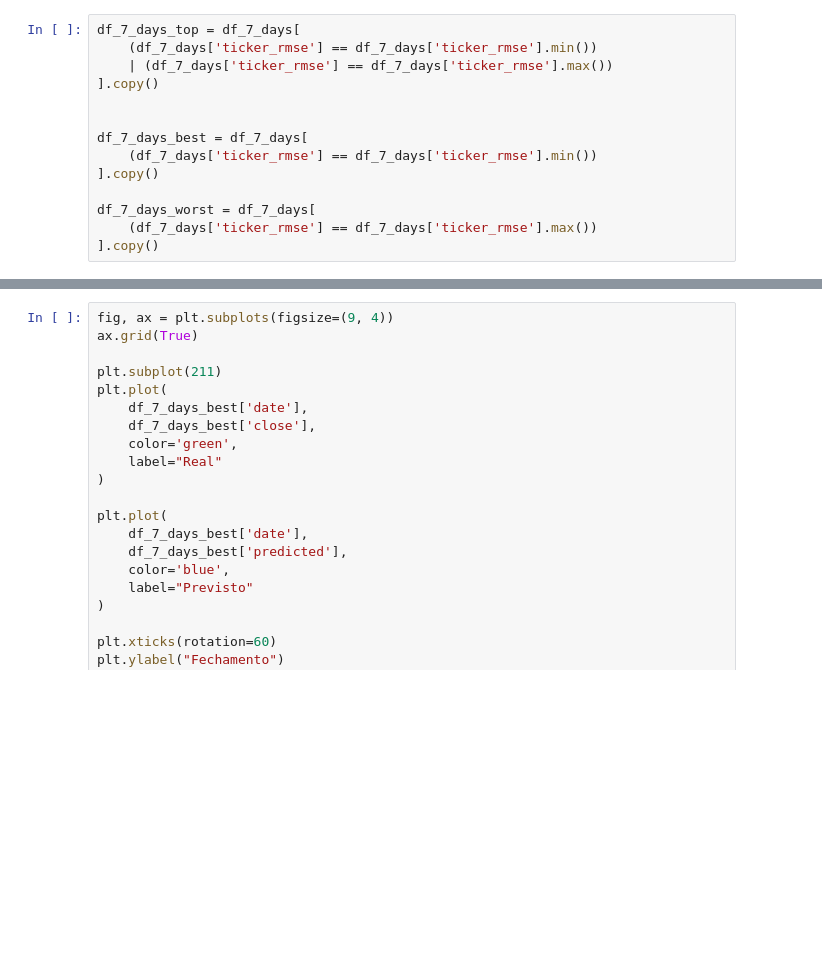
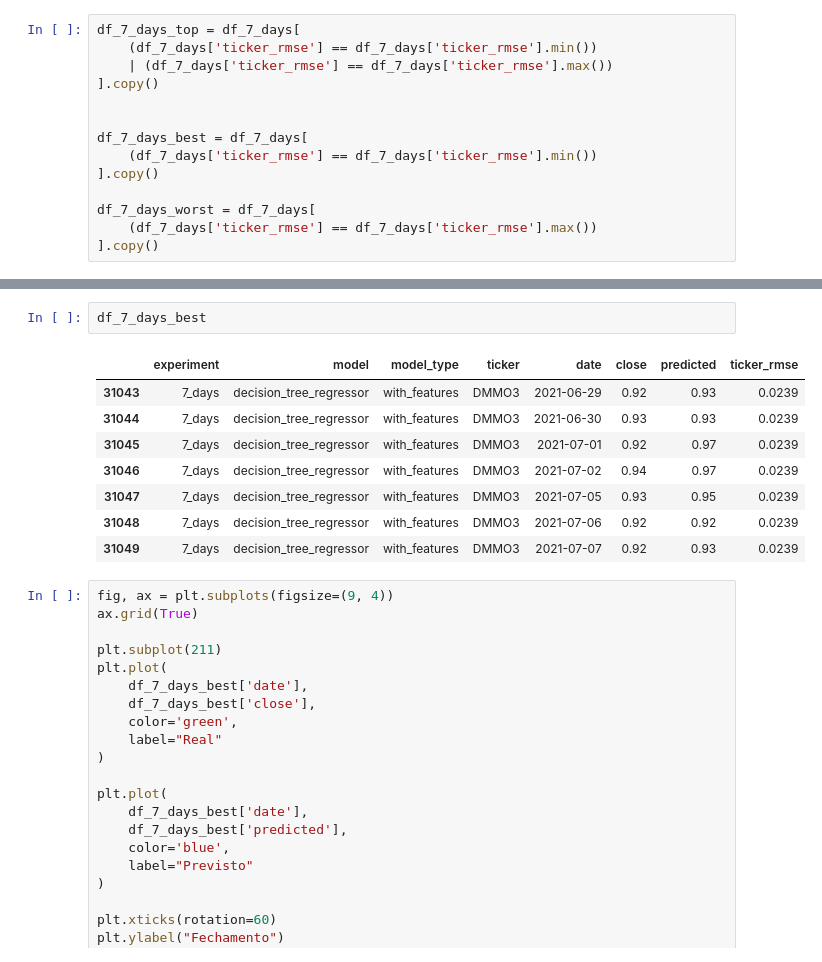
Before and after one commit to brunno-oliveira/b3-invest, a Jupyter notebook: notebook/experimento_experiments.ipynb, the cells around one changed output, grey strips where cells are left out. Cells and saved outputs as stored; diff of their text form; blank space fills up the shorter version.

```diff
--- a/notebook/experimento_experiments.ipynb
+++ b/notebook/experimento_experiments.ipynb
@@ -125,3 +74,14 @@ df_7_days_top
+# %%
+df_7_days_best
+# %% [output]
+|  | experiment | model | model_type | ticker | date | close | predicted | ticker_rmse |
+| 31043 | 7_days | decision_tree_regressor | with_features | DMMO3 | 2021-06-29 | 0.92 | 0.93 | 0.0239 |
+| 31044 | 7_days | decision_tree_regressor | with_features | DMMO3 | 2021-06-30 | 0.93 | 0.93 | 0.0239 |
+| 31045 | 7_days | decision_tree_regressor | with_features | DMMO3 | 2021-07-01 | 0.92 | 0.97 | 0.0239 |
+| 31046 | 7_days | decision_tree_regressor | with_features | DMMO3 | 2021-07-02 | 0.94 | 0.97 | 0.0239 |
+| 31047 | 7_days | decision_tree_regressor | with_features | DMMO3 | 2021-07-05 | 0.93 | 0.95 | 0.0239 |
+| 31048 | 7_days | decision_tree_regressor | with_features | DMMO3 | 2021-07-06 | 0.92 | 0.92 | 0.0239 |
+| 31049 | 7_days | decision_tree_regressor | with_features | DMMO3 | 2021-07-07 | 0.92 | 0.93 | 0.0239 |
 # %%
 fig, ax = plt.subplots(figsize=(9, 4))
 ax.grid(True)
```
Also changed, not shown: parts of 13 cells of this notebook, 5 other files.
